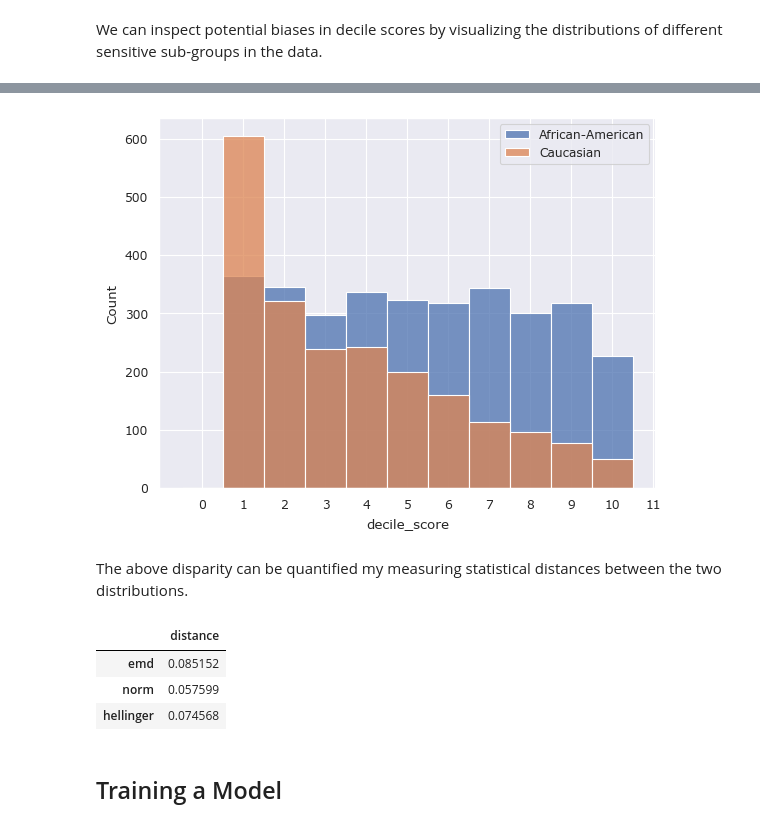
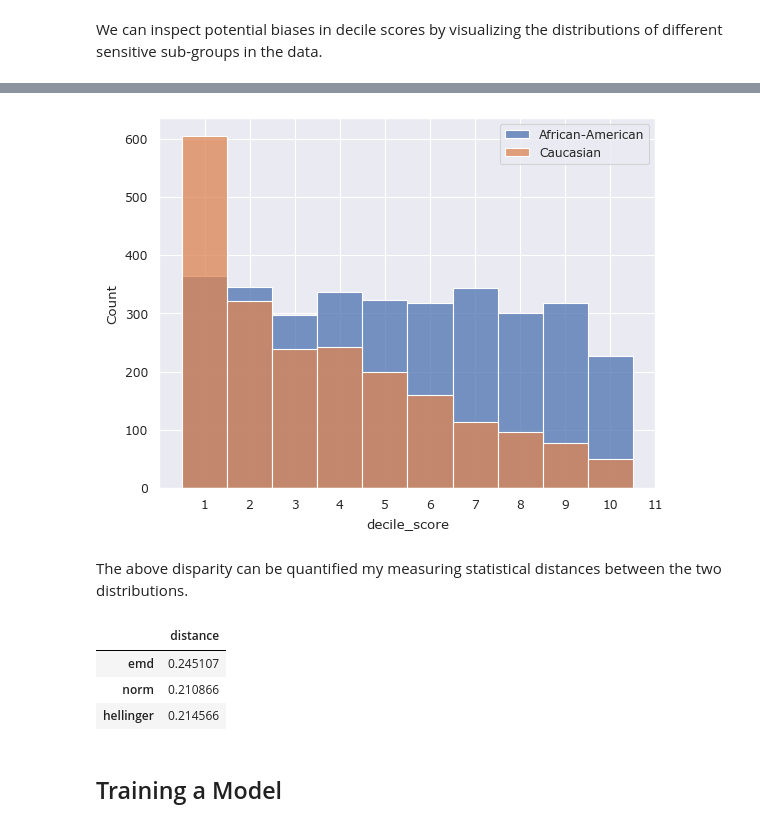
Before and after one commit to synthesized-io/fairlens, a Jupyter notebook: notebooks/compas.ipynb, the cells around one changed output, grey strips where cells are left out. Drawn from its saved outputs; the diff is of its cells as text; code cells hidden in the pictures.

Commit message:
update notebook, aesthetic changes to plotting

```diff
--- a/notebooks/compas.ipynb
+++ b/notebooks/compas.ipynb
@@ -76,32 +77,28 @@ plt.show()
 # %%
-fl.plot.distr_plot(df, "decile_score", [{"race": ["African-American"]}, {"race": ["Caucasian"]}])
+group1 = {"race": ["African-American"]}
+group2 = {"race": ["Caucasian"]}
+
+fl.plot.distr_plot(df, "decile_score", [group1, group2])
 plt.legend(["African-American", "Caucasian"])
 plt.show()
 # %% [output]
-[figure, old version]
+[figure, new version]
 # %% [markdown]
 The above disparity can be quantified my measuring statistical distances between the two distributions.
 # %%
 from fairlens.metrics import stat_distance
 
-group1 = {"sex": ["Male"]}
-group2 = {"sex": ["Female"]}
-group3 = {"race": ["African-American"]}
-group4 = {"race": ["Caucasian"]}
-
-target_attribute = "decile_score"
-
 distances = {}
 for metric in ["emd", "norm", "hellinger"]:
-    distances[metric] = stat_distance(df, target_attribute, group1, group2, mode=metric)
+    distances[metric] = stat_distance(df, "decile_score", group1, group2, mode=metric)
 
 
 pd.DataFrame.from_dict(distances, orient="index", columns=["distance"])
 # %% [output]
 |  | distance |
-| emd | 0.085152 |
-| norm | 0.057599 |
-| hellinger | 0.074568 |
+| emd | 0.245107 |
+| norm | 0.210866 |
+| hellinger | 0.214566 |
 # %% [markdown]
 ## Training a Model
 # %%
```
Also changed, not shown: parts of 2 cells of this notebook, 1 other file.
